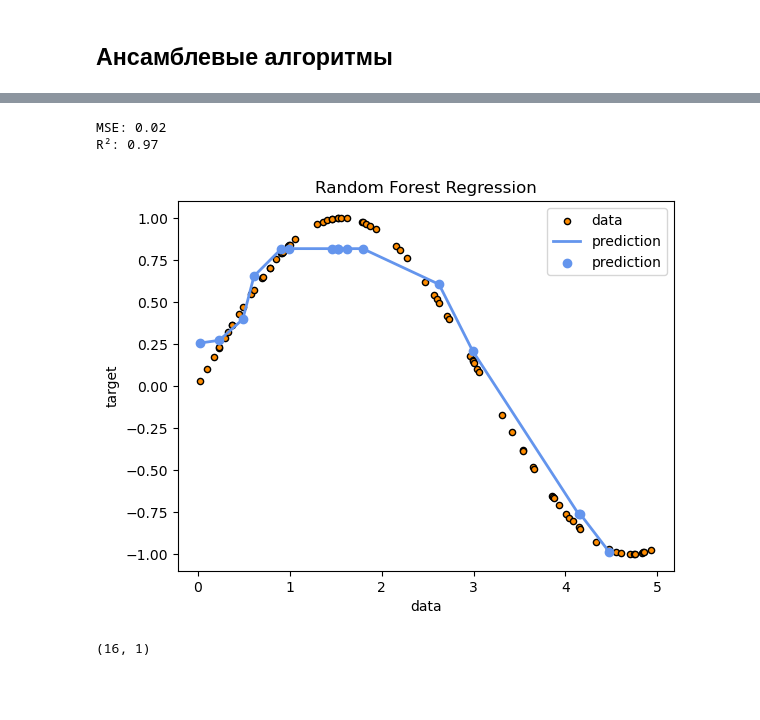
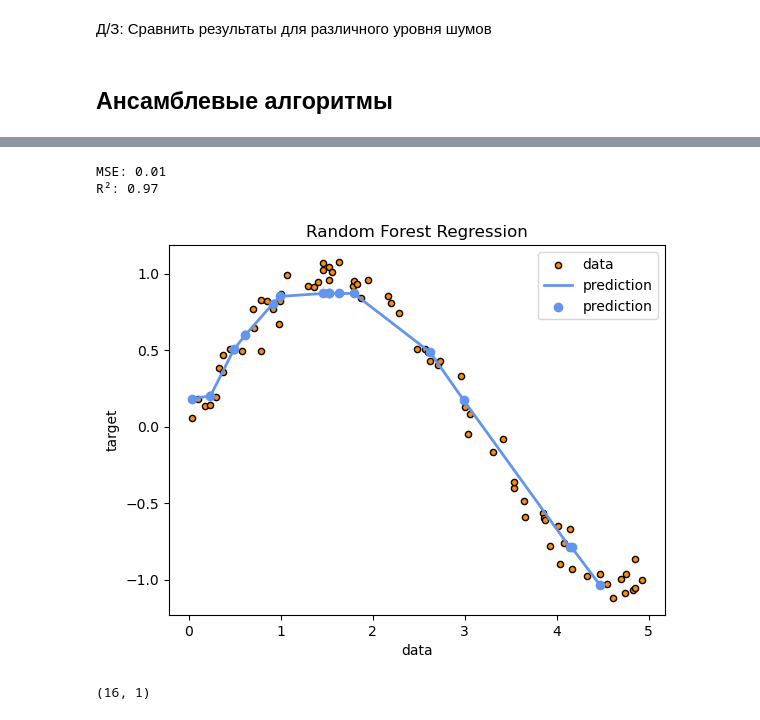
Before and after one commit to feedbec/ML_NN_optics_lectures, a Jupyter notebook: lec4_code.ipynb, the cells around one changed output, grey strips where cells are left out. Cells and saved outputs as stored; diff of their text form; code cells hidden in the pictures; blank space fills up the shorter version.

```diff
--- a/lec4_code.ipynb
+++ b/lec4_code.ipynb
@@ -54,3 +99,5 @@ Mean Squared Error: 0.029658270897523365
+# %% [markdown]
+Д/З: Сравнить результаты для различного уровня шумов
 # %% [markdown]
 ## Ансамблевые алгоритмы
 # %% [markdown]
@@ -90,50 +137,50 @@ from sklearn.metrics import mean_squared_error, r2_score
 # Создание синтетических данных
 np.random.seed(42)
 X = np.sort(5 * np.random.rand(80,1), axis=0)
-y = np.sin(X).ravel() + 0.0*np.random.normal(0, 0.1, X.shape[0])
+y = np.sin(X).ravel() + 0.8*np.random.normal(0, 0.1, X.shape[0])
 
 # Разделение данных на обучающую и тестовую выборки
 X_train, X_test, y_train, y_test = train_test_split(X, y, test_size=0.2, random_state=42)
 
 # Создание модели случайного леса, выбор гиперпараметров
 model = RandomForestRegressor(
-    n_estimators=105,  # Количество деревьев
-    max_depth=3,      # Максимальная глубина дерева
+    n_estimators=50,  # Количество деревьев
+    max_depth=4,      # Максимальная глубина дерева
     random_state=42
 )
 
 # Обучение модели
 model.fit(X_train, y_train)
 
 # Предсказание на тестовых данных
 y_pred = model.predict(X_test)
 
 # Оценка качества модели
 mse = mean_squared_error(y_test, y_pred)
 r2 = r2_score(y_test, y_pred)
 
 print(f"MSE: {mse:.2f}")
 print(f"R²: {r2:.2f}")
 
 import matplotlib.pyplot as plt
 # Визуализация результатов
 X_test = np.sort(X_test, axis=0)
 y_pred = model.predict(X_test)
 
 
 plt.scatter(X, y, s=20, edgecolor="black", c="darkorange", label="data")
 plt.plot(X_test, y_pred, color="cornflowerblue", label="prediction", linewidth=2)
 plt.scatter(X_test, y_pred, color="cornflowerblue", label="prediction")
 
 plt.xlabel("data")
 plt.ylabel("target")
 plt.title("Random Forest Regression")
 plt.legend()
 plt.show()
 # %% [output]
-MSE: 0.02
+MSE: 0.01
 R²: 0.97
-[figure, old version]
+[figure, new version]
 # %%
 np.shape(X_test)
 # %% [output]
```
Also changed, not shown: parts of 2 cells of this notebook, 5 other files.
